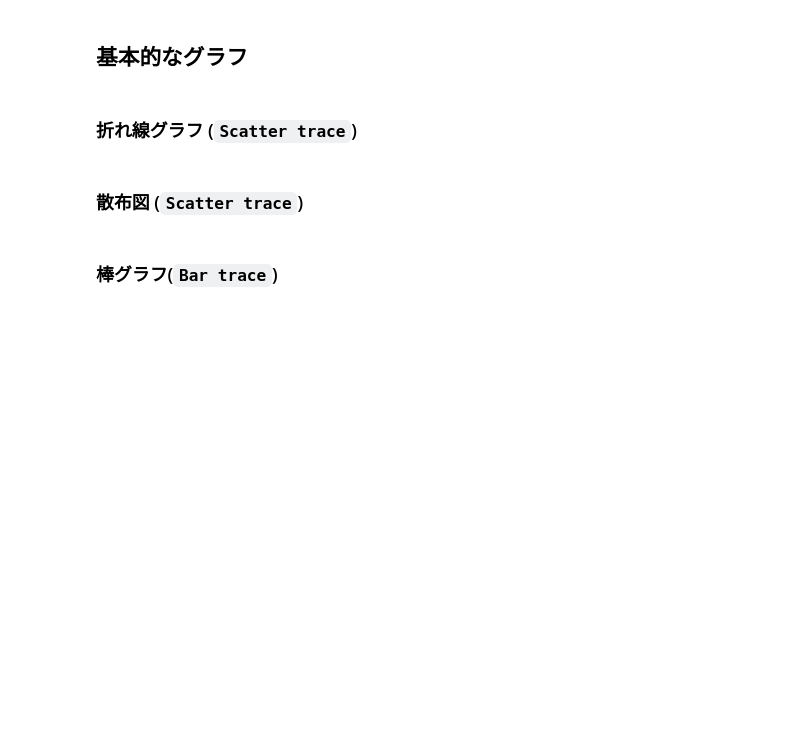
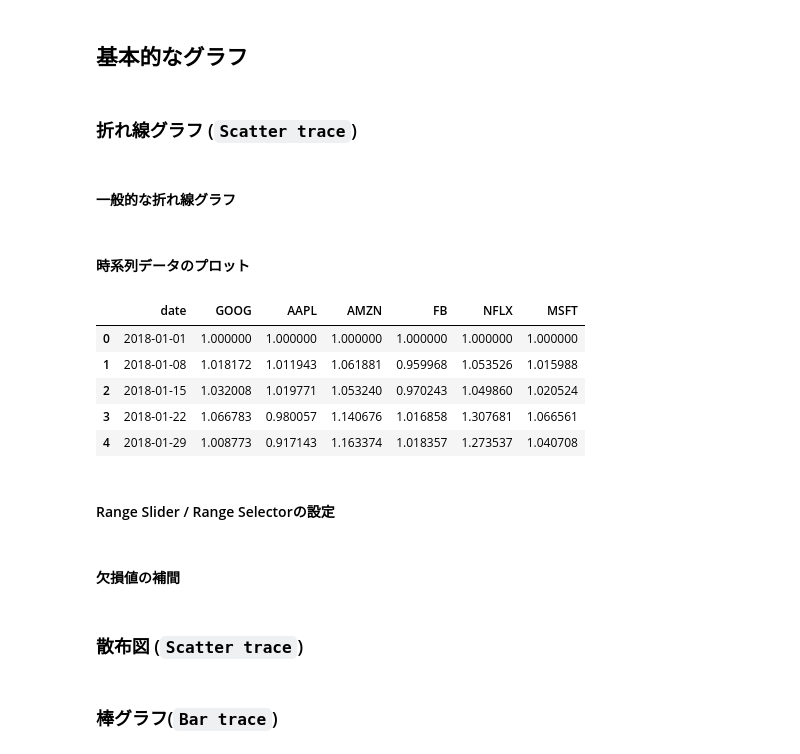
Before and after one commit to KentaKaneko/data_visualization, a Jupyter notebook: data_vis_w_plotly_dash/notebook/ch3_various_graph_of_plotly.ipynb, the cells around one changed output. Drawn from its saved outputs; the diff is of its cells as text; code cells hidden in the pictures; blank space fills up the shorter version.

```diff
--- a/data_vis_w_plotly_dash/notebook/ch3_various_graph_of_plotly.ipynb
+++ b/data_vis_w_plotly_dash/notebook/ch3_various_graph_of_plotly.ipynb
@@ -9,3 +12,5 @@ import plotly.graph_objects as go
 ## 基本的なグラフ
 # %% [markdown]
 ### 折れ線グラフ (`Scatter trace`)
+# %% [markdown]
+#### 一般的な折れ線グラフ
@@ -11,0 +20,14 @@ import plotly.graph_objects as go
+# %% [markdown]
+#### 時系列データのプロット
+# %%
+# 時系列データのプロット
+# サンプルデータ
+stocks = plotly.data.stocks()
+display(stocks.head())
+# %% [output]
+|  | date | GOOG | AAPL | AMZN | FB | NFLX | MSFT |
+| 0 | 2018-01-01 | 1.000000 | 1.000000 | 1.000000 | 1.000000 | 1.000000 | 1.000000 |
+| 1 | 2018-01-08 | 1.018172 | 1.011943 | 1.061881 | 0.959968 | 1.053526 | 1.015988 |
+| 2 | 2018-01-15 | 1.032008 | 1.019771 | 1.053240 | 0.970243 | 1.049860 | 1.020524 |
+| 3 | 2018-01-22 | 1.066783 | 0.980057 | 1.140676 | 1.016858 | 1.307681 | 1.066561 |
+| 4 | 2018-01-29 | 1.008773 | 0.917143 | 1.163374 | 1.018357 | 1.273537 | 1.040708 |
@@ -11,0 +38,2 @@ import plotly.graph_objects as go
+# %% [markdown]
+#### Range Slider / Range Selectorの設定
@@ -11,0 +60,2 @@ import plotly.graph_objects as go
+# %% [markdown]
+#### 欠損値の補間
```
Also changed, not shown: parts of 6 cells of this notebook, 1 other file.
